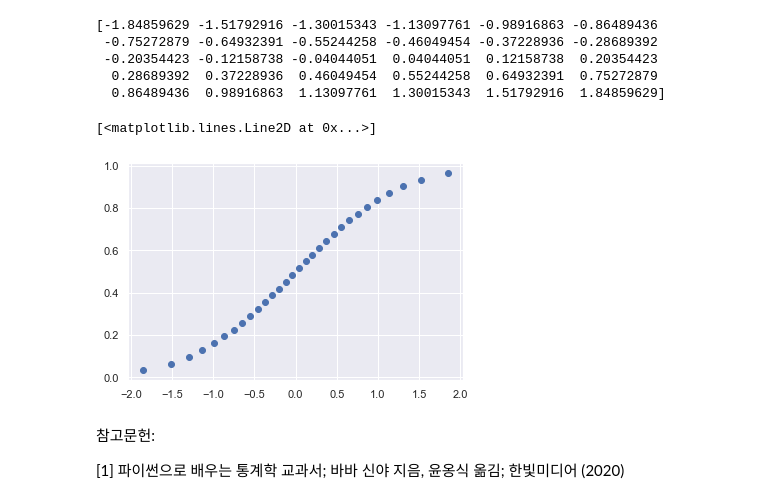
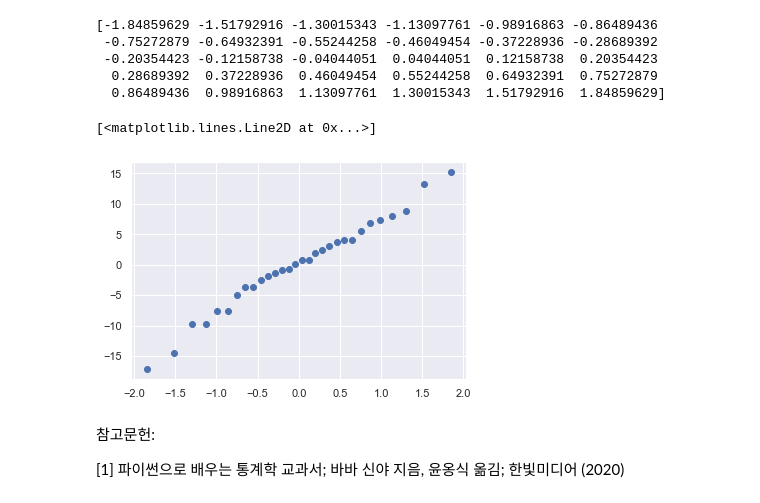
Before and after one commit to meticulousdev/StatisticsWithPython, a Jupyter notebook: code/chap05/chap05_01.ipynb, the cells around one changed output. Saved outputs shown, nothing was run; the diff lists cells and outputs as text; code cells hidden in the pictures.

Commit message:
Q-Q plot update

```diff
--- a/code/chap05/chap05_01.ipynb
+++ b/code/chap05/chap05_01.ipynb
@@ -291,10 +291,10 @@ print(ppf)
   0.28689392  0.37228936  0.46049454  0.55244258  0.64932391  0.75272879
   0.86489436  0.98916863  1.13097761  1.30015343  1.51792916  1.84859629]
 # %%
-plt.plot(ppf, cdf, 'bo')
+plt.plot(ppf, resid_sort, 'bo')
 # %% [output]
 [<matplotlib.lines.Line2D at 0x...>]
-[figure, old version]
+[figure, new version]
 # %% [markdown]
 참고문헌:
 
```
